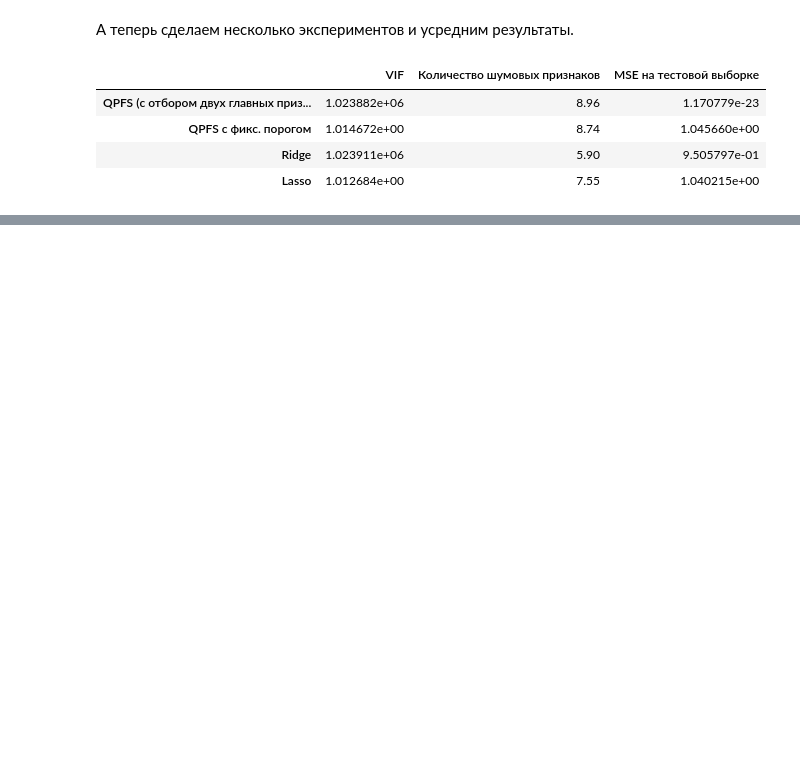
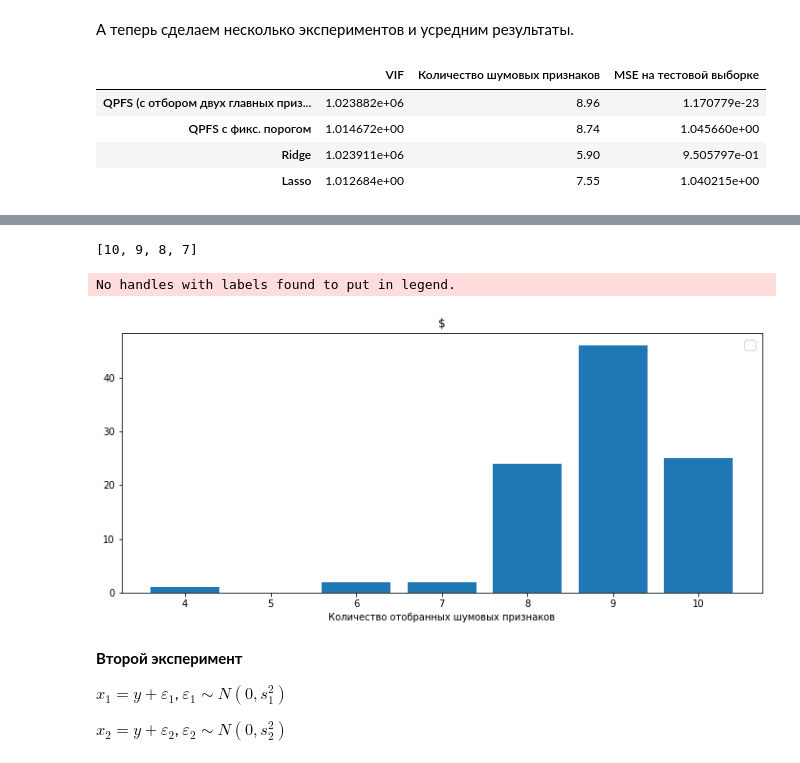
Before and after one commit to Intelligent-Systems-Phystech/2021-Project-87, a Jupyter notebook: code/Базовый эксперимент и сравнение методов.ipynb, the cells around one changed output, grey strips where cells are left out. Drawn from its saved outputs; the diff is of its cells as text; code cells hidden in the pictures; blank space fills up the shorter version.

Commit message:
Добавлен второй эксперимент
Добавлен второй эксперимент и сравнение методов для него

```diff
--- a/code/Базовый эксперимент и сравнение методов.ipynb
+++ b/code/Базовый эксперимент и сравнение методов.ipynb
@@ -266,0 +322,53 @@ show_results(mean_results)
+# %%
+def get_hist(train_sample_size, noise_features, eps, test_size, alpha=0.01,
+                  threshold_values = np.logspace(-11, -1, 100)):
+
+    res = []
+    for i in range(100):
+        X_train, y_train = get_all_first_data(train_sample_size, noise_features, eps)
+        # сгенерируем данные для теста
+        X_test, y_test = get_all_first_data(test_size, noise_features, eps)
+
+
+        best_a = get_qpfs_experiment(X_train, y_train)
+
+        # устанавливаем порог tau как наименьшее значение среди best_a[0] и best_a[1],
+        # чтобы отобрать два признака и смотрим сколько шумовых признаков еще отобрали
+        threshold = best_a[:2].min()
+
+        # оставляем только отобранные признаки
+        qpfs_X_train = X_train[:, best_a >= threshold]
+
+        # cмотрим, сколько шумовых признаков отобрано
+        curr_noise = qpfs_X_train.shape[1] - 2  # вычитаем 2, т.к. два основных признака точно отобрали
+
+        res.append(curr_noise)
+
+    return res
+
+    pass
+# %%
+res = get_hist(train_sample_size, noise_features, eps, test_size)
+# %%
+list(Counter(res).keys())
+# %% [output]
+[10, 9, 8, 7]
+# %%
+plt.figure(figsize=(12, 5))
+
+plt.bar(list(Counter(res).keys()), Counter(res).values())
+
+plt.title('$')
+plt.xlabel('Количество отобранных шумовых признаков')
+#plt.ylabel('колич№')
+plt.legend(loc='best', fontsize=14)
+plt.show()
+# %% [output]
+No handles with labels found to put in legend.
+[figure, added]
+# %% [markdown]
+**Второй эксперимент**
+
+$x_1 = y + \varepsilon_1$, $\varepsilon_1 \sim N(0, s_1^2)$
+
+$x_2 = y + \varepsilon_2$, $\varepsilon_2 \sim N(0, s_2^2)$
```
Also changed, not shown: parts of 33 cells of this notebook.
